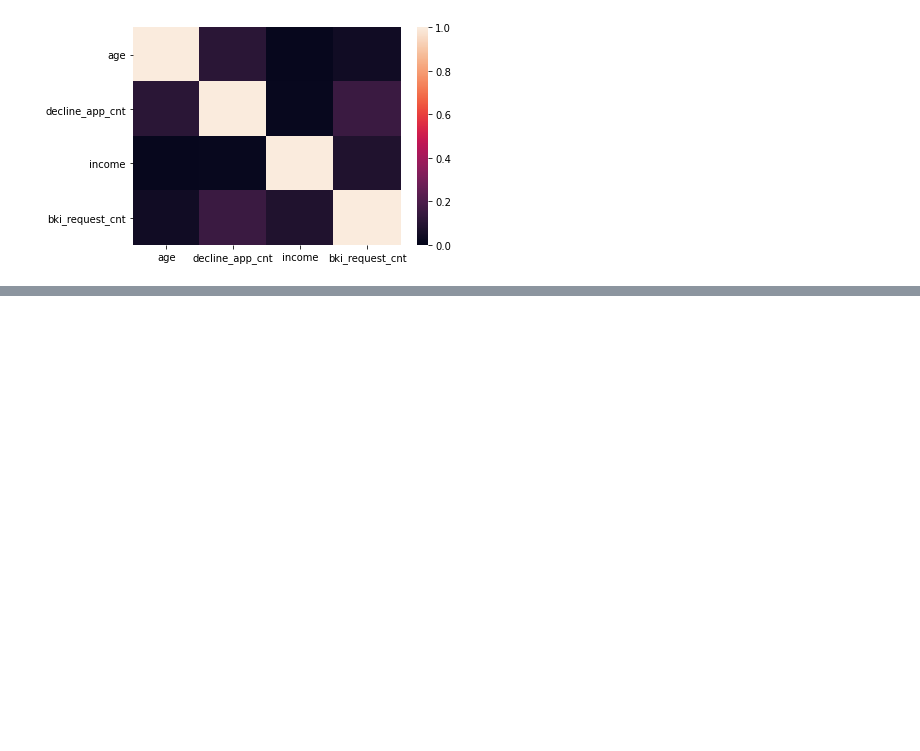
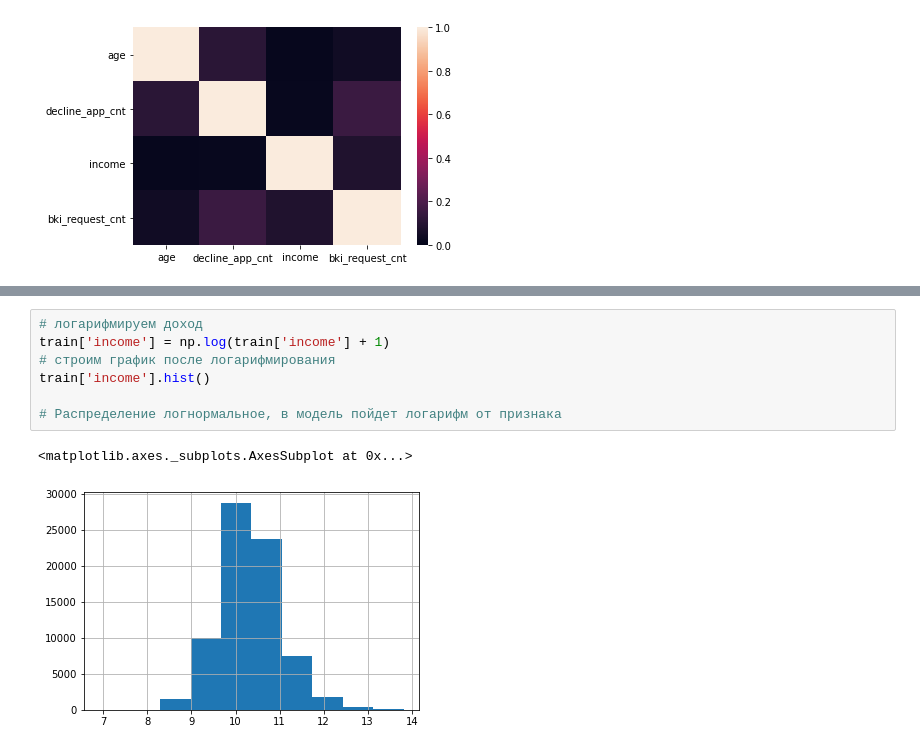
Before and after one commit to AleksandrNisch/Project_5_Skillfactory, a Jupyter notebook: projects_5.ipynb, the cells around one changed output, grey strips where cells are left out. Saved outputs shown, nothing was run; the diff lists cells and outputs as text; blank space fills up the shorter version.

```diff
--- a/projects_5.ipynb
+++ b/projects_5.ipynb
@@ -113,0 +146,10 @@ sns.heatmap(train[num_cols].corr().abs(), vmin=0, vmax=1)
+# %%
+# логарифмируем доход
+train['income'] = np.log(train['income'] + 1)
+# строим график после логарифмирования
+train['income'].hist()
+
+# Распределение логнормальное, в модель пойдет логарифм от признака
+# %% [output]
+<matplotlib.axes._subplots.AxesSubplot at 0x...>
+[figure, added]
```
Also changed, not shown: parts of 52 cells of this notebook.
